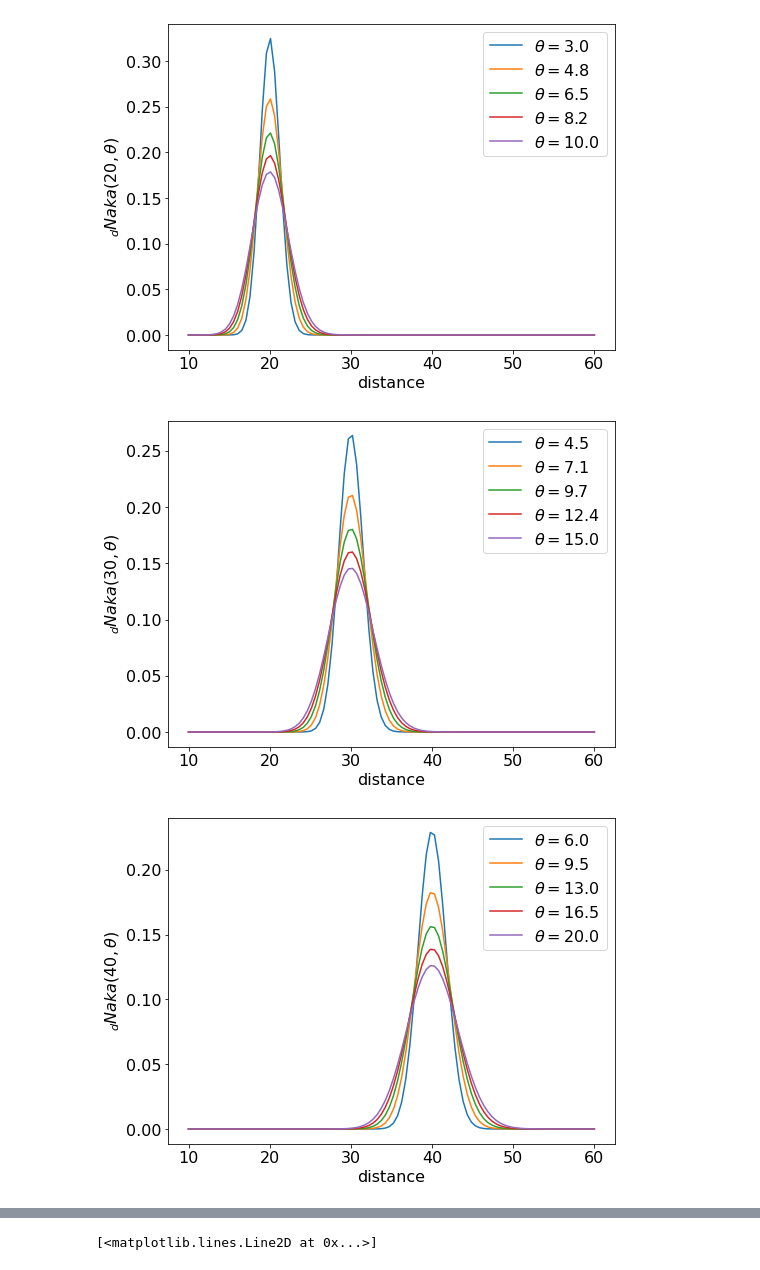
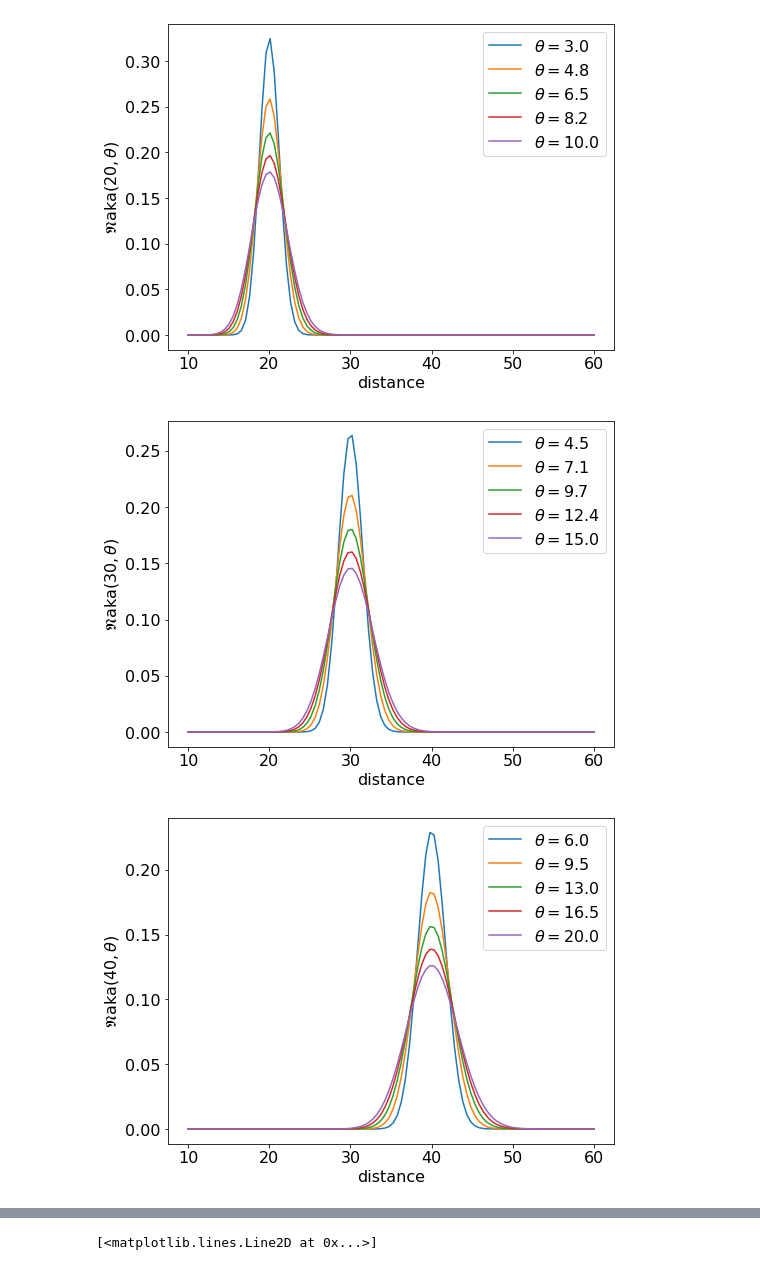
Before and after one commit to alissonSCA/bmlat, a Jupyter notebook: src/nakagami_spread_parameter.ipynb, the cells around one changed output, grey strips where cells are left out. Cells and saved outputs as stored; diff of their text form; code cells hidden in the pictures.

```diff
--- a/src/nakagami_spread_parameter.ipynb
+++ b/src/nakagami_spread_parameter.ipynb
@@ -36,24 +15,24 @@ Note que essa configuração também garante $m \geq \frac{1}{2}$.
 # %%
 plt.rcParams.update({'font.size': 16})
 
 x = np.linspace(10, 60, 100)
 result = {r'$\delta$':[], r'$\theta$':[], 'variance':[]}
 for radius in [20, 30, 40]:
     plt.figure(figsize=[8, 6])
     # plt.title('radius = %d'%(radius))
     plt.xlabel('distance')
-    plt.ylabel(r'$_dNaka(%d, \theta)$'%radius)
+    plt.ylabel(r'$\mathfrak{N}\mathrm{aka}(%d, \theta)$'%radius)
     for theta in np.linspace(.15, .5, 5)*radius:
         omega = radius**2 + theta;
         m = omega/(2*(omega-radius**2))
         naka = nakagami(m, scale=np.sqrt(omega))
         p = naka.pdf(x)
         plt.plot(x, p)
         result[r'$\delta$'].append(radius)
         result[r'$\theta$'].append(theta)
         result['variance'].append(naka.var())
     plt.legend([r'$\theta = %1.1f$' % ti for ti in np.linspace(.15, .5, 5)*radius])
 # %% [output]
-[figure, old version]
+[figure, new version]
-[figure, old version]
+[figure, new version]
-[figure, old version]
+[figure, new version]
```
Also changed, not shown: parts of 9 cells of this notebook.
